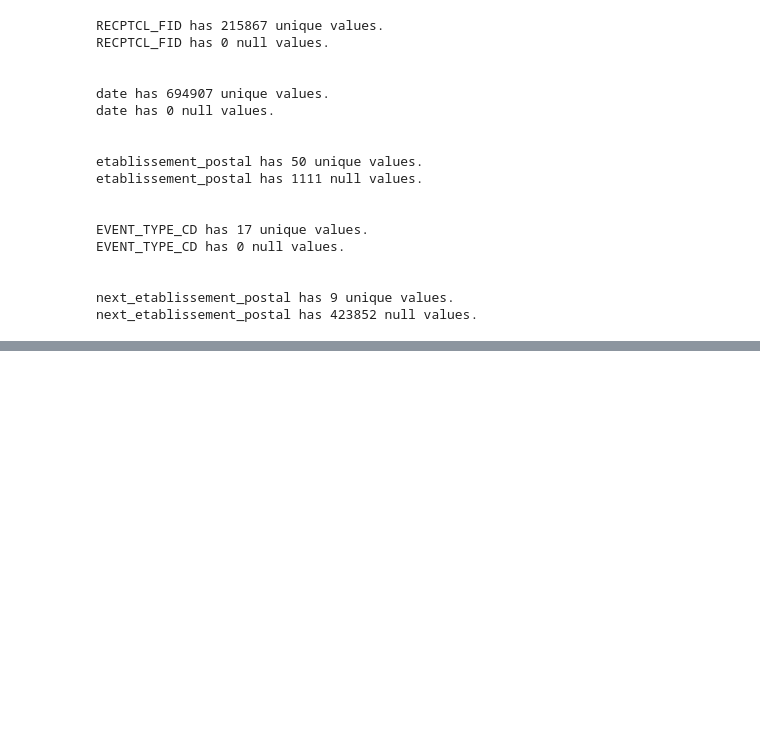
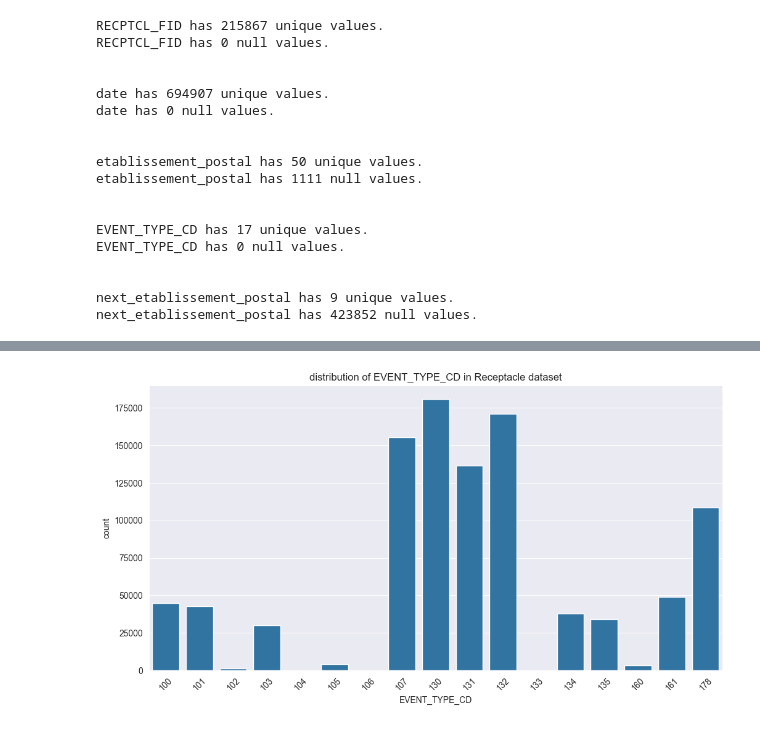
Before and after one commit to DjameelEddine/Data-Mining, a Jupyter notebook: notebooks/EDA.ipynb, the cells around one changed output, grey strips where cells are left out. Saved outputs shown, nothing was run; the diff lists cells and outputs as text; code cells hidden in the pictures; blank space fills up the shorter version.

```diff
--- a/notebooks/EDA.ipynb
+++ b/notebooks/EDA.ipynb
@@ -152,0 +183,11 @@ receptacle_df.describe()
+# %%
+# Distribution of EVENT_TYPE_CD in receptacle dataset
+plt.figure(figsize=(12, 6))
+sns.countplot(data=receptacle_df,x='EVENT_TYPE_CD')
+plt.title('distribution of EVENT_TYPE_CD in Receptacle dataset')
+plt.xlabel('EVENT_TYPE_CD')
+plt.ylabel('count')
+plt.xticks(rotation=45)
+plt.show()
+# %% [output]
+[figure, added]
```
Also changed, not shown: parts of 30 cells of this notebook.
